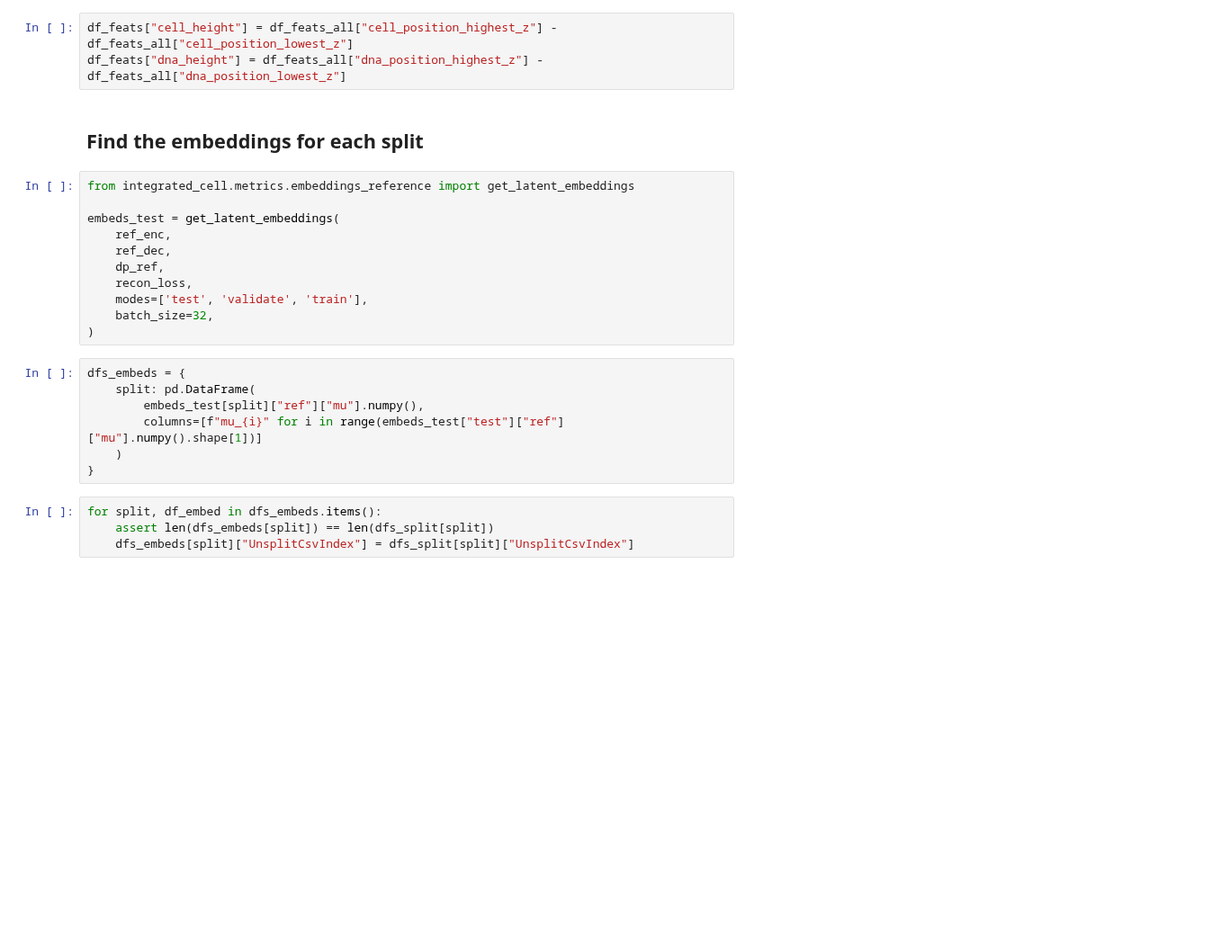
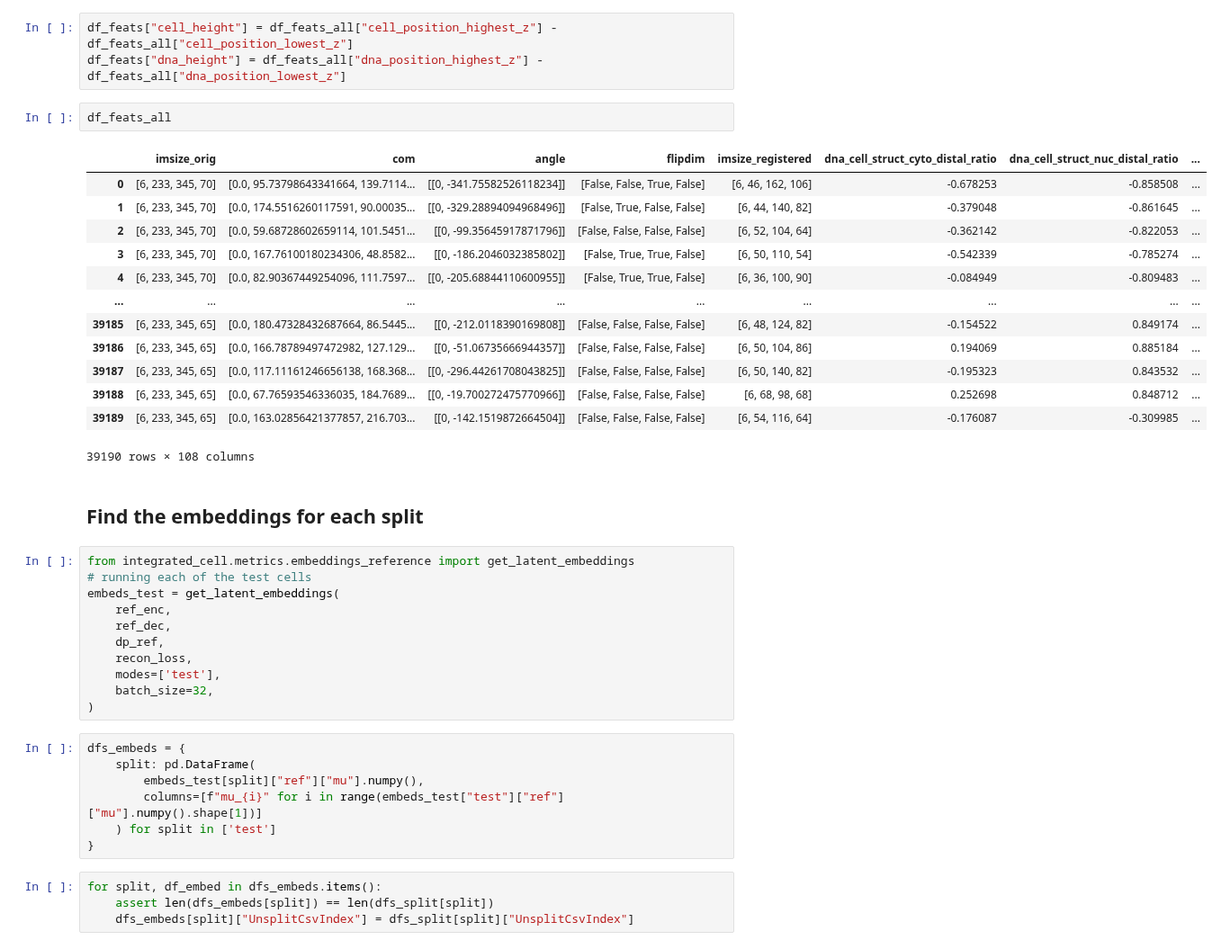
Before and after one commit to AllenCellModeling/pytorch_integrated_cell, a Jupyter notebook: examples/paper_plos_2020/7_latent_space_visualization.ipynb, the cells around one changed output. Shown at 90% size. Cells and saved outputs as stored; diff of their text form; blank space fills up the shorter version.

```diff
--- a/examples/paper_plos_2020/7_latent_space_visualization.ipynb
+++ b/examples/paper_plos_2020/7_latent_space_visualization.ipynb
@@ -111,17 +139,33 @@ df_feats = df_feats_all[my_feats].copy()
 # %%
 df_feats["cell_height"] = df_feats_all["cell_position_highest_z"] - df_feats_all["cell_position_lowest_z"]
 df_feats["dna_height"] = df_feats_all["dna_position_highest_z"] - df_feats_all["dna_position_lowest_z"]
+# %%
+df_feats_all
+# %% [output]
+|  | imsize_orig | com | angle | flipdim | imsize_registered | dna_cell_struct_cyto_distal_ratio | dna_cell_struct_nuc_distal_ratio | ... |
+| 0 | [6, 233, 345, 70] | [0.0, 95.73798643341664, 139.7114... | [[0, -341.75582526118234]] | [False, False, True, False] | [6, 46, 162, 106] | -0.678253 | -0.858508 | ... |
+| 1 | [6, 233, 345, 70] | [0.0, 174.5516260117591, 90.00035... | [[0, -329.28894094968496]] | [False, True, False, False] | [6, 44, 140, 82] | -0.379048 | -0.861645 | ... |
+| 2 | [6, 233, 345, 70] | [0.0, 59.68728602659114, 101.5451... | [[0, -99.35645917871796]] | [False, False, False, False] | [6, 52, 104, 64] | -0.362142 | -0.822053 | ... |
+| 3 | [6, 233, 345, 70] | [0.0, 167.76100180234306, 48.8582... | [[0, -186.2046032385802]] | [False, True, True, False] | [6, 50, 110, 54] | -0.542339 | -0.785274 | ... |
+| 4 | [6, 233, 345, 70] | [0.0, 82.90367449254096, 111.7597... | [[0, -205.68844110600955]] | [False, True, True, False] | [6, 36, 100, 90] | -0.084949 | -0.809483 | ... |
+| ... | ... | ... | ... | ... | ... | ... | ... | ... |
+| 39185 | [6, 233, 345, 65] | [0.0, 180.47328432687664, 86.5445... | [[0, -212.0118390169808]] | [False, False, False, False] | [6, 48, 124, 82] | -0.154522 | 0.849174 | ... |
+| 39186 | [6, 233, 345, 65] | [0.0, 166.78789497472982, 127.129... | [[0, -51.06735666944357]] | [False, False, False, False] | [6, 50, 104, 86] | 0.194069 | 0.885184 | ... |
+| 39187 | [6, 233, 345, 65] | [0.0, 117.11161246656138, 168.368... | [[0, -296.44261708043825]] | [False, False, False, False] | [6, 50, 140, 82] | -0.195323 | 0.843532 | ... |
+| 39188 | [6, 233, 345, 65] | [0.0, 67.76593546336035, 184.7689... | [[0, -19.700272475770966]] | [False, False, False, False] | [6, 68, 98, 68] | 0.252698 | 0.848712 | ... |
+| 39189 | [6, 233, 345, 65] | [0.0, 163.02856421377857, 216.703... | [[0, -142.1519872664504]] | [False, False, False, False] | [6, 54, 116, 64] | -0.176087 | -0.309985 | ... |
+39190 rows × 108 columns
 # %% [markdown]
 ## Find the embeddings for each split
 # %%
 from integrated_cell.metrics.embeddings_reference import get_latent_embeddings
-
+# running each of the test cells
 embeds_test = get_latent_embeddings(
     ref_enc,
     ref_dec,
     dp_ref,
     recon_loss,
-    modes=['test', 'validate', 'train'],
+    modes=['test'],
     batch_size=32,
 )
 # %%
@@ -129,7 +173,7 @@ dfs_embeds = {
     split: pd.DataFrame(
         embeds_test[split]["ref"]["mu"].numpy(),
         columns=[f"mu_{i}" for i in range(embeds_test["test"]["ref"]["mu"].numpy().shape[1])]
-    )
+    ) for split in ['test']
 }
 # %%
 for split, df_embed in dfs_embeds.items():
```
Also changed, not shown: parts of 33 cells of this notebook, 6 other files.
